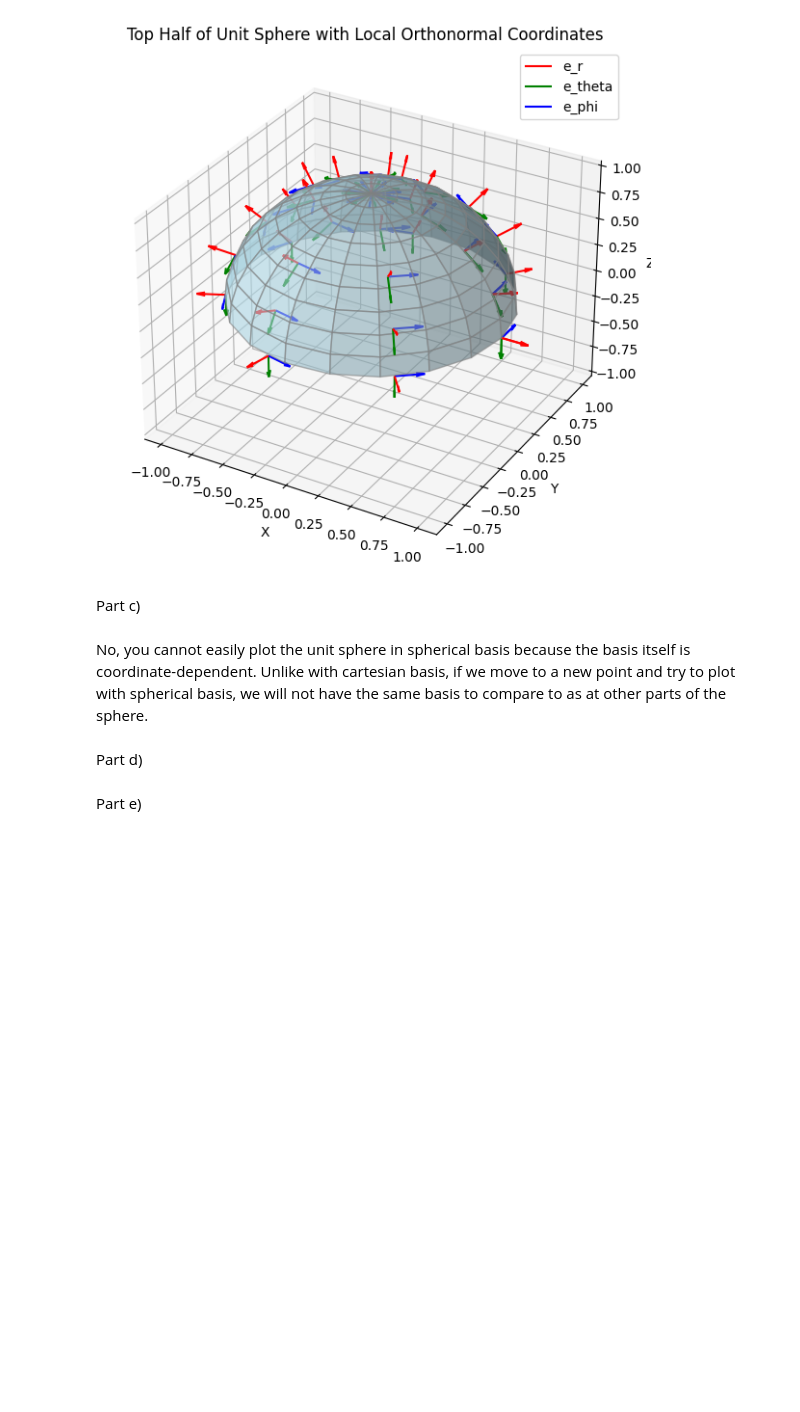
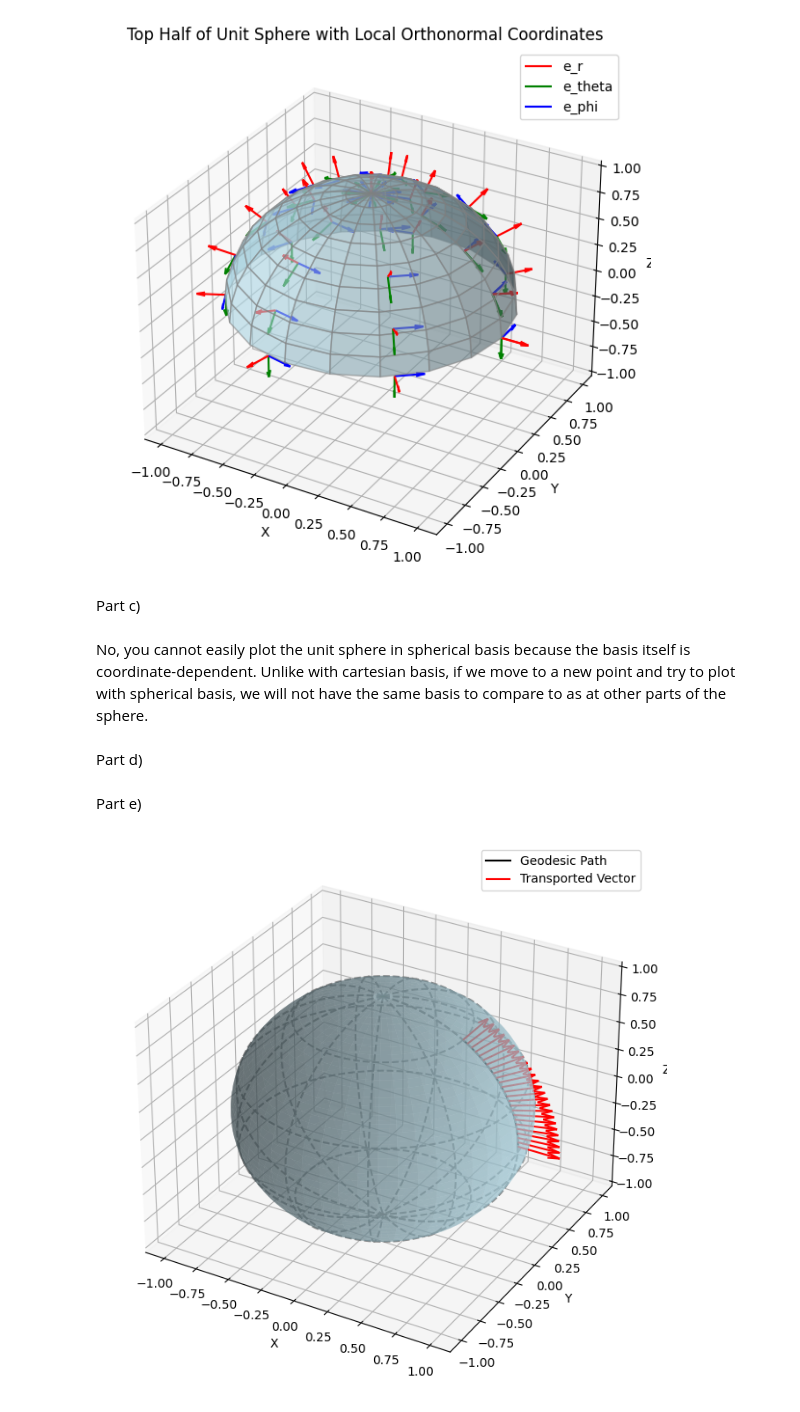
Before and after one commit to wcmelby/129L_ProblemSet_2, a Jupyter notebook: Problem1.ipynb, the cells around one changed output. Saved outputs shown, nothing was run; the diff lists cells and outputs as text; code cells hidden in the pictures; blank space fills up the shorter version.

```diff
--- a/Problem1.ipynb
+++ b/Problem1.ipynb
@@ -164,0 +199,50 @@ Part e)
+# %%
+# Initial conditions
+alpha = 1.0   # Component along e_theta
+beta = 0.0    # Component along e_phi
+theta0 = np.pi / 5  # Initial polar angle
+phi0 = 0.0  # Initial azimuthal angle
+
+# Perform parallel transport
+x, y, z, vec_x, vec_y, vec_z = parallel_transport(theta0, phi0, alpha, beta)
+# %%
+# Plot the results
+fig = plt.figure(figsize=(8, 8))
+ax = fig.add_subplot(111, projection='3d')
+
+# Plot the sphere
+u = np.linspace(0, 2 * np.pi, 100)
+v = np.linspace(0, np.pi, 100)
+x_sphere = np.outer(np.sin(v), np.cos(u))
+y_sphere = np.outer(np.sin(v), np.sin(u))
+z_sphere = np.outer(np.cos(v), np.ones_like(u))
+ax.plot_surface(x_sphere, y_sphere, z_sphere, color='lightblue', alpha=0.5)
+
+# Plot the geodesic path
+ax.plot(x, y, z, color='black', label='Geodesic Path')
+
+# Plot the transported vector along the path
+ax.quiver(x, y, z, vec_x, vec_y, vec_z, color='red', label='Transported Vector', length=0.3)
+
+# Plot latitude lines (constant theta, vary phi)
+for lat in np.linspace(-np.pi / 2, np.pi / 2, 6):  # Choose 6 latitudes
+    x_lat = np.cos(np.linspace(0, 2 * np.pi, 100)) * np.cos(lat)
+    y_lat = np.sin(np.linspace(0, 2 * np.pi, 100)) * np.cos(lat)
+    z_lat = np.ones(100) * np.sin(lat)
+    ax.plot(x_lat, y_lat, z_lat, color="gray", linestyle="--", alpha=0.9)
+
+# Plot longitude lines (constant phi, vary theta)
+for lon in np.linspace(0, 2 * np.pi, 12):  # Choose 12 longitudes
+    x_lon = np.sin(np.linspace(0, np.pi, 100)) * np.cos(lon)
+    y_lon = np.sin(np.linspace(0, np.pi, 100)) * np.sin(lon)
+    z_lon = np.cos(np.linspace(0, np.pi, 100))
+    ax.plot(x_lon, y_lon, z_lon, color="gray", linestyle="--", alpha=0.9)
+
+# Set labels and legend
+ax.set_xlabel('X')
+ax.set_ylabel('Y')
+ax.set_zlabel('Z')
+ax.legend()
+plt.show()
+# %% [output]
+[figure, added]
```
Also changed, not shown: parts of 6 cells of this notebook, 5 other files.
